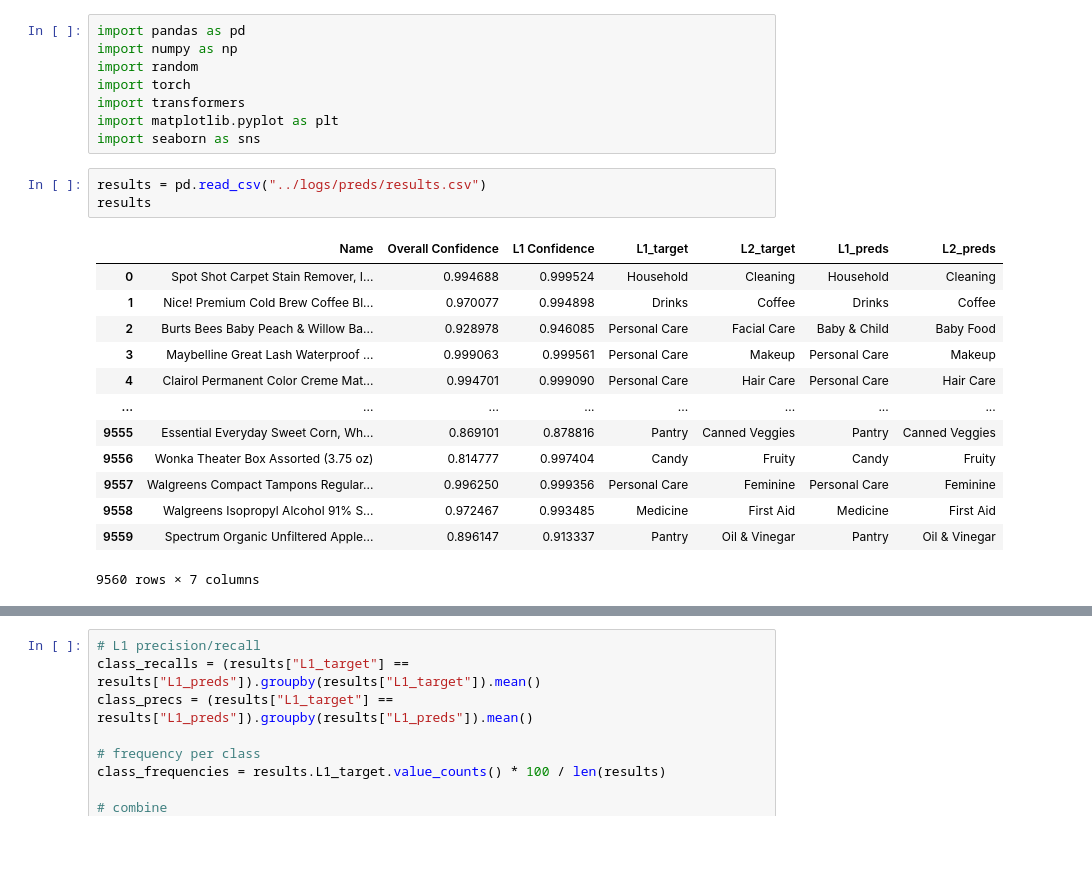
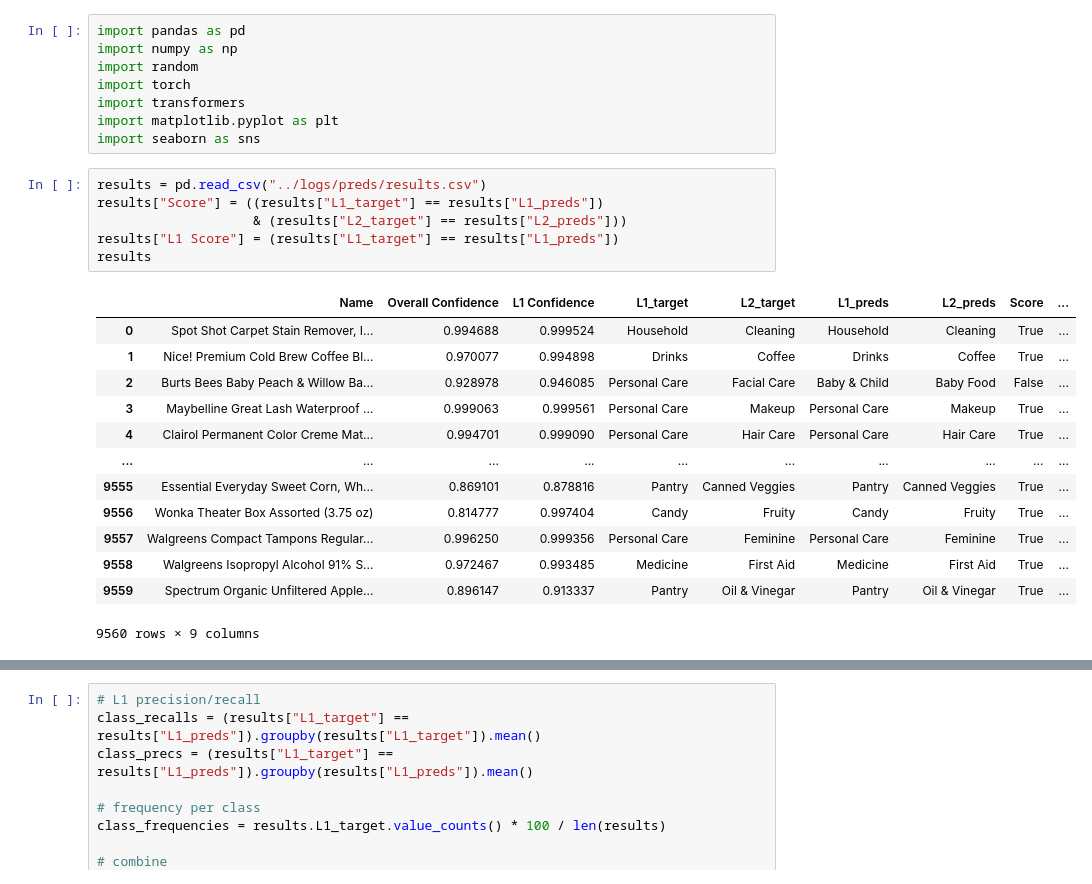
Before and after one commit to AbhiSivaprasad/doordash-ml, a Jupyter notebook: notebooks/Abhi - Predictions.ipynb, the cells around one changed output, grey strips where cells are left out. Cells and saved outputs as stored; diff of their text form; blank space fills up the shorter version.

```diff
--- a/notebooks/Abhi - Predictions.ipynb
+++ b/notebooks/Abhi - Predictions.ipynb
@@ -17,20 +17,23 @@ import matplotlib.pyplot as plt
 import seaborn as sns
 # %%
 results = pd.read_csv("../logs/preds/results.csv")
+results["Score"] = ((results["L1_target"] == results["L1_preds"])
+                    & (results["L2_target"] == results["L2_preds"]))
+results["L1 Score"] = (results["L1_target"] == results["L1_preds"])
 results
 # %% [output]
-|  | Name | Overall Confidence | L1 Confidence | L1_target | L2_target | L1_preds | L2_preds |
-| 0 | Spot Shot Carpet Stain Remover, I... | 0.994688 | 0.999524 | Household | Cleaning | Household | Cleaning |
-| 1 | Nice! Premium Cold Brew Coffee Bl... | 0.970077 | 0.994898 | Drinks | Coffee | Drinks | Coffee |
-| 2 | Burts Bees Baby Peach & Willow Ba... | 0.928978 | 0.946085 | Personal Care | Facial Care | Baby & Child | Baby Food |
-| 3 | Maybelline Great Lash Waterproof ... | 0.999063 | 0.999561 | Personal Care | Makeup | Personal Care | Makeup |
-| 4 | Clairol Permanent Color Creme Mat... | 0.994701 | 0.999090 | Personal Care | Hair Care | Personal Care | Hair Care |
-| ... | ... | ... | ... | ... | ... | ... | ... |
-| 9555 | Essential Everyday Sweet Corn, Wh... | 0.869101 | 0.878816 | Pantry | Canned Veggies | Pantry | Canned Veggies |
-| 9556 | Wonka Theater Box Assorted (3.75 oz) | 0.814777 | 0.997404 | Candy | Fruity | Candy | Fruity |
-| 9557 | Walgreens Compact Tampons Regular... | 0.996250 | 0.999356 | Personal Care | Feminine | Personal Care | Feminine |
-| 9558 | Walgreens Isopropyl Alcohol 91% S... | 0.972467 | 0.993485 | Medicine | First Aid | Medicine | First Aid |
-| 9559 | Spectrum Organic Unfiltered Apple... | 0.896147 | 0.913337 | Pantry | Oil & Vinegar | Pantry | Oil & Vinegar |
+|  | Name | Overall Confidence | L1 Confidence | L1_target | L2_target | L1_preds | L2_preds | Score | ... |
+| 0 | Spot Shot Carpet Stain Remover, I... | 0.994688 | 0.999524 | Household | Cleaning | Household | Cleaning | True | ... |
+| 1 | Nice! Premium Cold Brew Coffee Bl... | 0.970077 | 0.994898 | Drinks | Coffee | Drinks | Coffee | True | ... |
+| 2 | Burts Bees Baby Peach & Willow Ba... | 0.928978 | 0.946085 | Personal Care | Facial Care | Baby & Child | Baby Food | False | ... |
+| 3 | Maybelline Great Lash Waterproof ... | 0.999063 | 0.999561 | Personal Care | Makeup | Personal Care | Makeup | True | ... |
+| 4 | Clairol Permanent Color Creme Mat... | 0.994701 | 0.999090 | Personal Care | Hair Care | Personal Care | Hair Care | True | ... |
+| ... | ... | ... | ... | ... | ... | ... | ... | ... | ... |
+| 9555 | Essential Everyday Sweet Corn, Wh... | 0.869101 | 0.878816 | Pantry | Canned Veggies | Pantry | Canned Veggies | True | ... |
+| 9556 | Wonka Theater Box Assorted (3.75 oz) | 0.814777 | 0.997404 | Candy | Fruity | Candy | Fruity | True | ... |
+| 9557 | Walgreens Compact Tampons Regular... | 0.996250 | 0.999356 | Personal Care | Feminine | Personal Care | Feminine | True | ... |
+| 9558 | Walgreens Isopropyl Alcohol 91% S... | 0.972467 | 0.993485 | Medicine | First Aid | Medicine | First Aid | True | ... |
+| 9559 | Spectrum Organic Unfiltered Apple... | 0.896147 | 0.913337 | Pantry | Oil & Vinegar | Pantry | Oil & Vinegar | True | ... |
-9560 rows × 7 columns
+9560 rows × 9 columns
 # %%
 # Total accuracy = Overall Micro average F1 score
```
Also changed, not shown: parts of 10 cells of this notebook.
